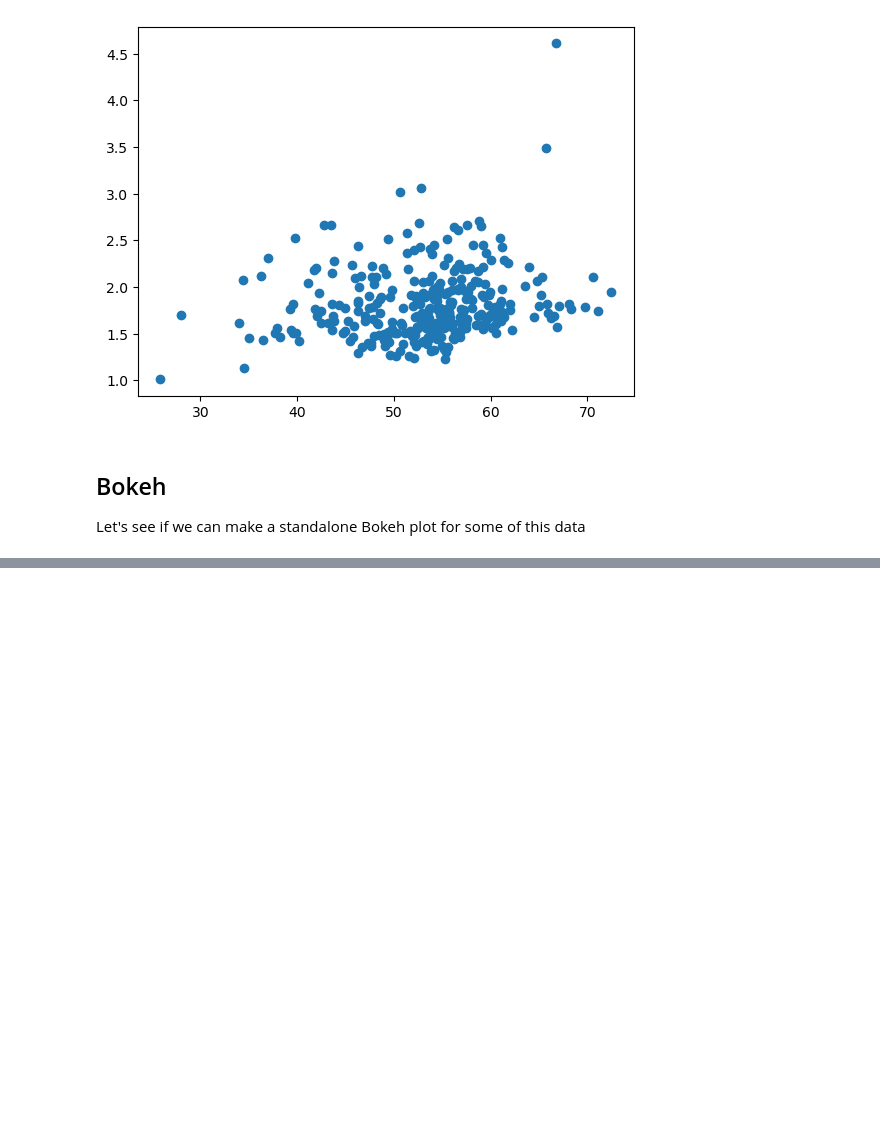
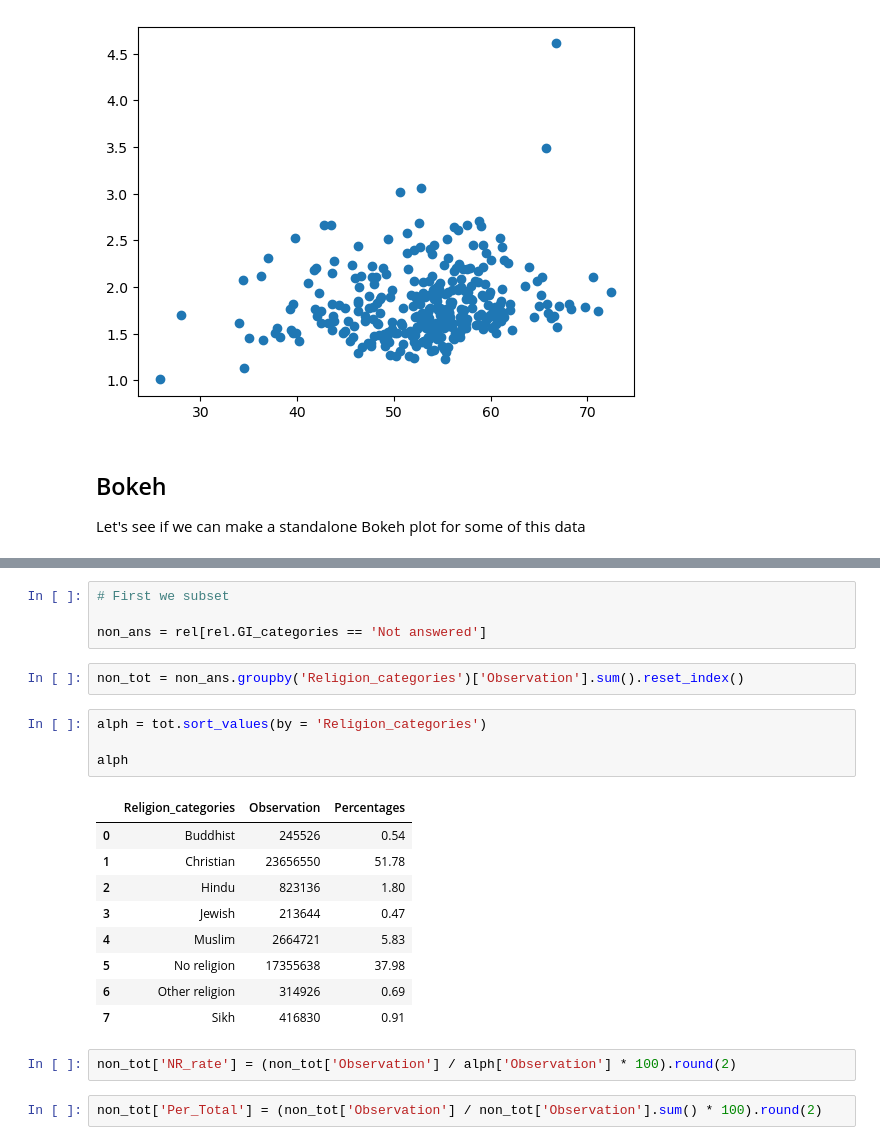
Before and after one commit to UKDataServiceOpen/InteractiveGender, a Jupyter notebook: Python/Religion_2_GI.ipynb, the cells around one changed output, grey strips where cells are left out. Cells and saved outputs as stored; diff of their text form; blank space fills up the shorter version.

```diff
--- a/Python/Religion_2_GI.ipynb
+++ b/Python/Religion_2_GI.ipynb
@@ -236,0 +271,24 @@ nr_tots.sort_values(by = 'Non_Response_Observation', ascending = False)
+# %%
+# First we subset
+
+non_ans = rel[rel.GI_categories == 'Not answered']
+# %%
+non_tot = non_ans.groupby('Religion_categories')['Observation'].sum().reset_index()
+# %%
+alph = tot.sort_values(by = 'Religion_categories')
+
+alph
+# %% [output]
+|  | Religion_categories | Observation | Percentages |
+| 0 | Buddhist | 245526 | 0.54 |
+| 1 | Christian | 23656550 | 51.78 |
+| 2 | Hindu | 823136 | 1.80 |
+| 3 | Jewish | 213644 | 0.47 |
+| 4 | Muslim | 2664721 | 5.83 |
+| 5 | No religion | 17355638 | 37.98 |
+| 6 | Other religion | 314926 | 0.69 |
+| 7 | Sikh | 416830 | 0.91 |
+# %%
+non_tot['NR_rate'] = (non_tot['Observation'] / alph['Observation'] * 100).round(2)
+# %%
+non_tot['Per_Total'] = (non_tot['Observation'] / non_tot['Observation'].sum() * 100).round(2)
```
Also changed, not shown: parts of 20 cells of this notebook, 7 other files.
